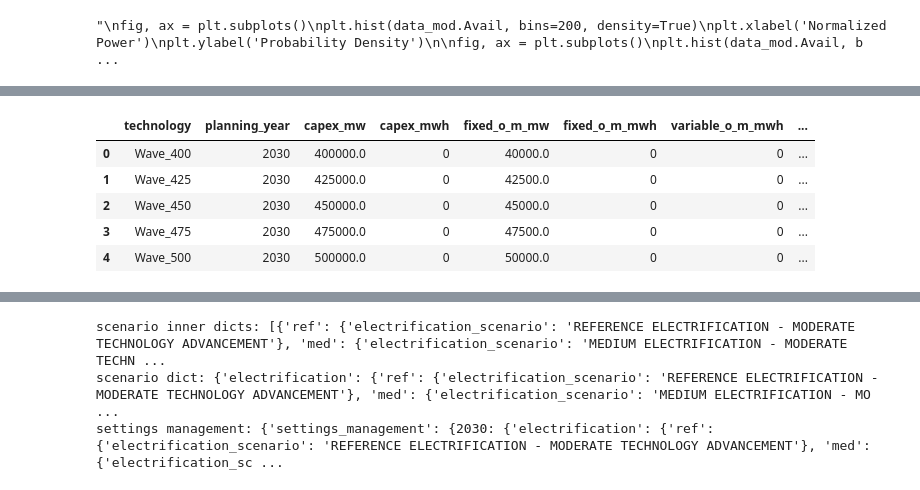
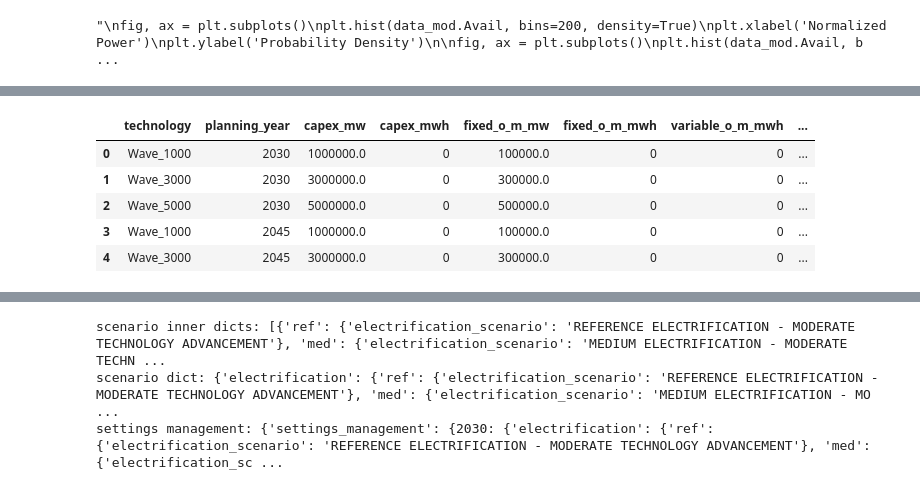
Before and after one commit to symbiotic-engineering/WEC-DECIDER, a Jupyter notebook: modules/CEM/make_additional_tech_csv.ipynb, the cells around one changed output, grey strips where cells are left out. Cells and saved outputs as stored; diff of their text form; code cells hidden in the pictures.

```diff
--- a/modules/CEM/make_additional_tech_csv.ipynb
+++ b/modules/CEM/make_additional_tech_csv.ipynb
@@ -184,9 +202,9 @@ P_lim_frac = np.broadcast_to(P_lim_list_full[:,None,None], lens)
 CF_matrix = np.reshape(CFs, (lens[1],lens[2],lens[0])).transpose(2, 0, 1)
 
 fig, ax = plt.subplots()
-for i in range(len(zeta_range)):
-    for j in range(len(omega_n_range)):
-        ax.plot(P_lim_frac[:, i, j], CF_matrix[:, i, j], label="$\zeta =$ " + str(zeta_range[i]) + ", $\omega_n =$ " + str(omega_n_range[j]))
+for z_idx in range(len(zeta_range)):
+    for o_idx in range(len(omega_n_range)):
+        ax.plot(P_lim_frac[:, z_idx, o_idx], CF_matrix[:, z_idx, o_idx], label="$\zeta =$ " + str(zeta_range[z_idx]) + ", $\omega_n =$ " + str(omega_n_range[o_idx]))
 ax.set_ylabel('Capacity Factor')
 ax.set_xlabel('Power Limit Fraction')
 
@@ -211,9 +229,9 @@ plt.xlim([0,0.12])
 # %% [output]
 "\nfig, ax = plt.subplots()\nplt.hist(data_mod.Avail, bins=200, density=True)\nplt.xlabel('Normalized Power')\nplt.ylabel('Probability Density')\n\nfig, ax = plt.subplots()\nplt.hist(data_mod.Avail, b ...
 # %%
-cap_costs = 1e3 * np.arange(400., 775., 25) # USD/MW
+cap_costs = 1e3 * np.linspace(1000., 5000., 3) # USD/MW
 years = [2030,2045]
-P_lims = np.array([0.2, 0.4, 0.6, 0.8, 1.0])
+P_lims = np.array([0.1, 0.4, 0.7, 1.0])
 
 cap_cost_mesh, year_mesh = np.meshgrid(cap_costs, years)
 cap_cost_vec = cap_cost_mesh.flatten()
@@ -255,33 +264,38 @@ profile_folder = location_folder + 'wave_profiles/'
 if not os.path.exists(profile_folder):
     os.makedirs(profile_folder)
 
-for P_limit in P_lims:
-    for i in range(len(zeta_range)):
-        for j in range(len(omega_n_range)):
-            key_unlimited = "Avail_zeta_" + str(zeta_range[i]) + "_omega_n_" + str(omega_n_range[j])
-            key_limited = key_unlimited + "_limited_" + str(int(P_limit*1000))
-            if P_limit == 1:
-                key = key_unlimited
-            else:
-                key = key_limited
-            profile_data = data_mod[key].values
-            profile_hourly = np.interp(np.arange(0, 8760), np.arange(0, 8760, 3), profile_data)
+csv_num = 0
 
-            csv_data = pd.DataFrame()
-            csv_data["technology"] = wave_cost_str_repeated
-            csv_data["planning_year"] = year_vec
-            csv_data["capex_mw"] = cap_cost_vec
-            csv_data["capex_mwh"] = 0
-            csv_data["fixed_o_m_mw"] = cap_cost_vec / 10
-            csv_data["fixed_o_m_mwh"] = 0
-            csv_data["variable_o_m_mwh"] = 0
-            csv_data["wacc_real"] = 0.07
-            csv_data["dollar_year"] = 2014
-            csv_data["heat_rate"] = 0
-            csv_data["profile"] = np.array2string(profile_hourly, separator=',', precision=4, threshold=np.inf)
+for d_idx in range(len(float_diam_range)):
+    for P_limit in P_lims:
+        for z_idx in range(len(zeta_range)):
+            for o_idx in range(len(omega_n_range)):
+                key_unlimited = "Avail_zeta_" + str(zeta_range[z_idx]) + "_omega_n_" + str(omega_n_range[o_idx]) + "_D_f_" + str(float_diam_range[d_idx])
+                key_limited = key_unlimited + "_limited_" + str(int(P_limit*1000))
+                if P_limit == 1:
+                    key = key_unlimited
+                else:
+                    key = key_limited
+                profile_data = data_mod[key].values
+                profile_hourly = np.interp(np.arange(0, 8760), np.arange(0, 8760, 3), profile_data)
 
-            csv_data.to_csv(profile_folder + key_limited +'.csv',index=False)
-            variability_names.append(key_limited)
+                csv_data = pd.DataFrame()
+                csv_data["technology"] = wave_cost_str_repeated
+                csv_data["planning_year"] = year_vec
+                csv_data["capex_mw"] = cap_cost_vec
+                csv_data["capex_mwh"] = 0
+                csv_data["fixed_o_m_mw"] = cap_cost_vec / 10
+                csv_data["fixed_o_m_mwh"] = 0
+                csv_data["variable_o_m_mwh"] = 0
+                csv_data["wacc_real"] = 0.07
+                csv_data["dollar_year"] = 2014
+                csv_data["heat_rate"] = 0
+                csv_data["profile"] = np.array2string(profile_hourly, separator=',', precision=4, threshold=np.inf)
+
+                csv_data.to_csv(profile_folder + key_limited +'.csv',index=False)
+                variability_names.append(key_limited)
+                csv_num += 1
+                print(f"Wrote profile csv {csv_num} of {len(float_diam_range) * len(P_lims) * len(zeta_range) * len(omega_n_range)}")
 
 csv_data.head()
 # %% [output]
@@ -288,9 +319,9 @@ csv_data.head()
 |  | technology | planning_year | capex_mw | capex_mwh | fixed_o_m_mw | fixed_o_m_mwh | variable_o_m_mwh | ... |
-| 0 | Wave_400 | 2030 | 400000.0 | 0 | 40000.0 | 0 | 0 | ... |
-| 1 | Wave_425 | 2030 | 425000.0 | 0 | 42500.0 | 0 | 0 | ... |
-| 2 | Wave_450 | 2030 | 450000.0 | 0 | 45000.0 | 0 | 0 | ... |
-| 3 | Wave_475 | 2030 | 475000.0 | 0 | 47500.0 | 0 | 0 | ... |
-| 4 | Wave_500 | 2030 | 500000.0 | 0 | 50000.0 | 0 | 0 | ... |
+| 0 | Wave_1000 | 2030 | 1000000.0 | 0 | 100000.0 | 0 | 0 | ... |
+| 1 | Wave_3000 | 2030 | 3000000.0 | 0 | 300000.0 | 0 | 0 | ... |
+| 2 | Wave_5000 | 2030 | 5000000.0 | 0 | 500000.0 | 0 | 0 | ... |
+| 3 | Wave_1000 | 2045 | 1000000.0 | 0 | 100000.0 | 0 | 0 | ... |
+| 4 | Wave_3000 | 2045 | 3000000.0 | 0 | 300000.0 | 0 | 0 | ... |
 # %%
 # make a scenario inputs csv
 
```
Also changed, not shown: parts of 10 cells of this notebook.
